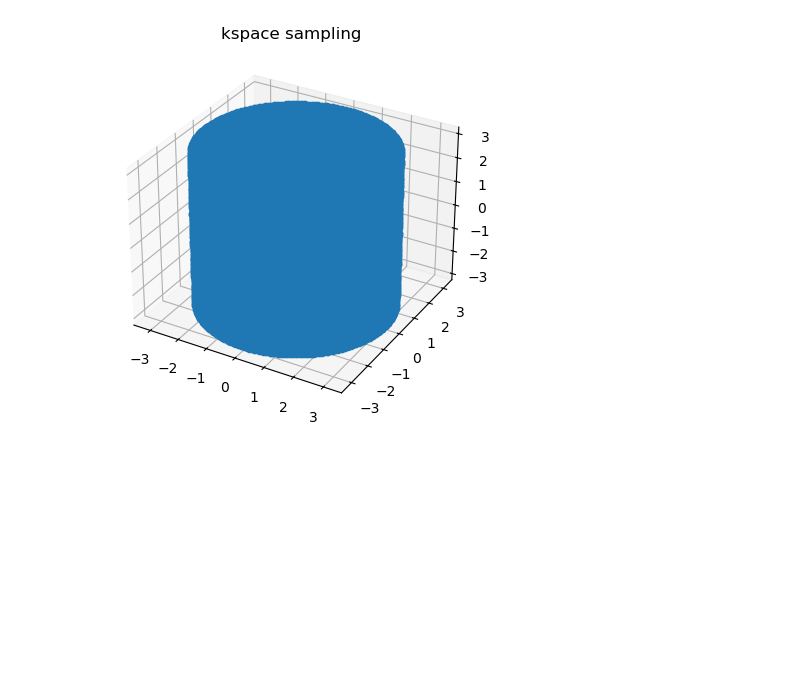
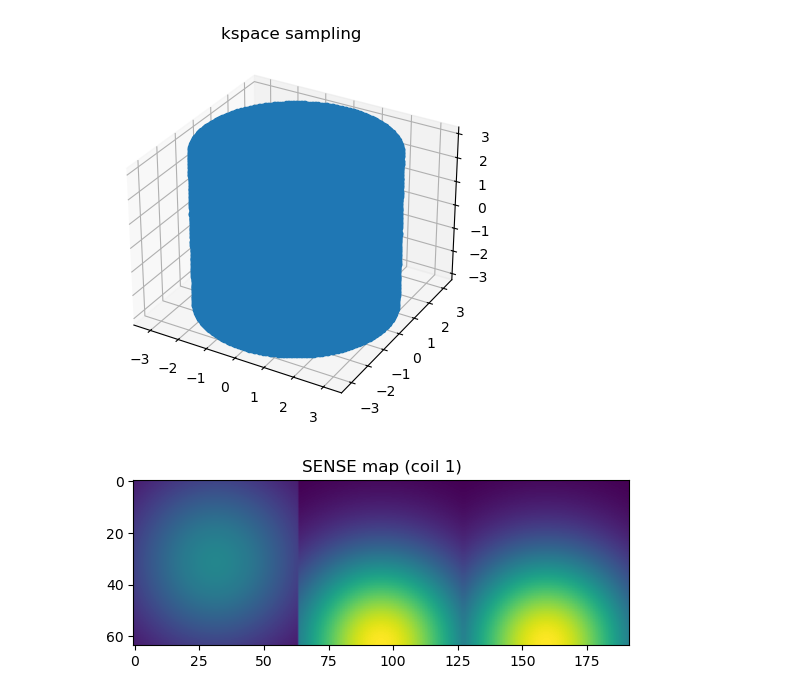
Before and after one commit to fmrifrey/pyrec, a Jupyter notebook: sensetest3d.ipynb, the cells around one changed output. Saved outputs shown, nothing was run; the diff lists cells and outputs as text; code cells hidden in the pictures; blank space fills up the shorter version.

```diff
--- a/sensetest3d.ipynb
+++ b/sensetest3d.ipynb
@@ -75,11 +72,20 @@ klocs = torch.tensor(klocs).to(device)
 # %%
 # create the nufft object and define fwd/adj operators
 nufft_ob = tkbn.KbNufft(im_size=(N,N,N),device=device)
 adjnufft_ob = tkbn.KbNufftAdjoint(im_size=(N,N,N),device=device)
 
 smaps = utils.phantom.simsmaps((N,N,N)).squeeze().to(device)
 
 def A_fwd(x):
     return nufft_ob(x.unsqueeze(0).unsqueeze(0),klocs,smaps=smaps.unsqueeze(0))
 def A_adj(b):
     return adjnufft_ob(b,klocs,smaps=smaps.unsqueeze(0)).clone().squeeze()
+
+smaps_ortho = utils.view3d.ortho(smaps[1,:,:,:].squeeze())
+
+plt.figure(0)
+plt.imshow(np.absolute(smaps_ortho.cpu().numpy()))
+plt.title('SENSE map (coil 1)')
+plt.show()
+# %% [output]
+[figure, added]
```
Also changed, not shown: parts of 1 cell of this notebook, 2 other files.
